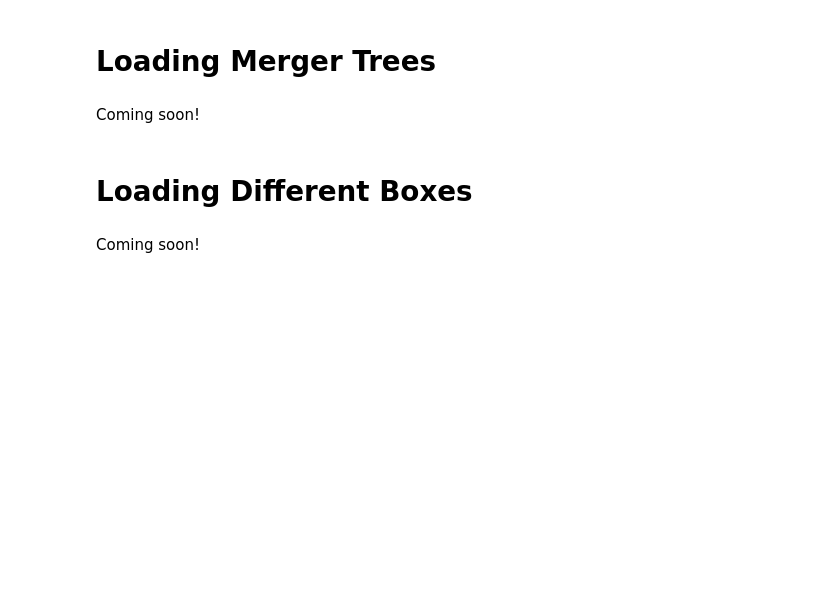
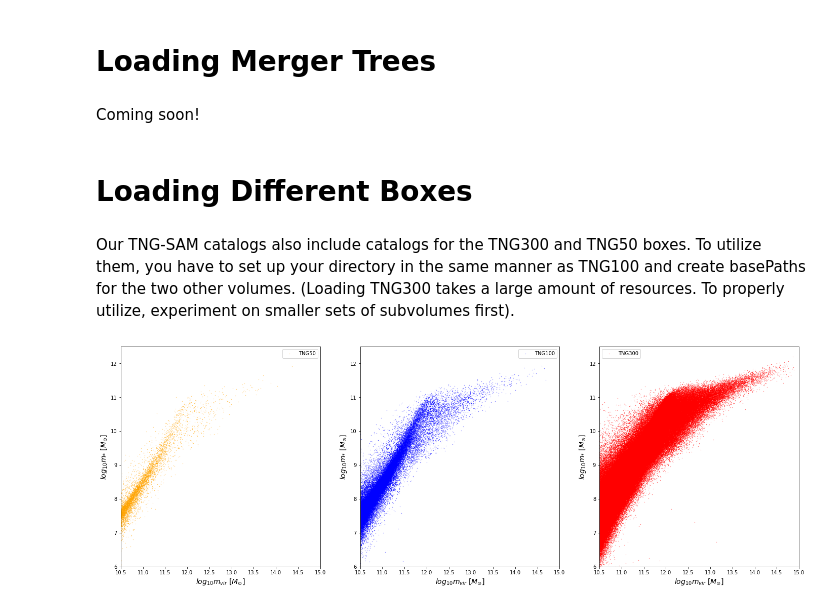
Before and after one commit to aust427/scsample, a Jupyter notebook: ilsam-testing.ipynb, the cells around one changed output. Cells and saved outputs as stored; diff of their text form; code cells hidden in the pictures; blank space fills up the shorter version.

```diff
--- a/ilsam-testing.ipynb
+++ b/ilsam-testing.ipynb
@@ -189,5 +272,41 @@ plt.ylim(-0.5, 0.5)
 Coming soon!
 # %% [markdown]
 # Loading Different Boxes
-# %% [markdown]
-Coming soon!
+# %% [markdown]
+Our TNG-SAM catalogs also include catalogs for the TNG300 and TNG50 boxes. To utilize them, you have to set up your directory in the same manner as TNG100 and create basePaths for the two other volumes. (Loading TNG300 takes a large amount of resources. To properly utilize, experiment on smaller sets of subvolumes first).
+# %%
+basePath300 = '/mnt/ceph/users/agabrielpillai/tng-sam/L205n2500TNG/'
+basePath50 = '/mnt/ceph/users/agabrielpillai/tng-sam/L35n2160TNG/'
+
+fields=['GalpropHaloIndex', 'GalpropMhalo', 'GalpropMstar', 'GalpropSatType']
+
+subhalos_99_300 = ilsam.groupcat.load_snapshot_subhalos(basePath300, 99, genFullSubvolumes(7), fields=fields)
+subhalos_99_50 = ilsam.groupcat.load_snapshot_subhalos(basePath50, 99, genFullSubvolumes(6), fields=fields)
+# %%
+def genGalpropDF(SAM_subhalos):
+    galprop = pd.DataFrame()
+    galprop['mhalo'] = SAM_subhalos['GalpropMhalo']
+    galprop['mstar'] = SAM_subhalos['GalpropMstar']
+    galprop['sat_type'] = SAM_subhalos['GalpropSatType']
+    return galprop
+# %%
+
+galprop_50 = genGalpropDF(subhalos_99_50)
+galprop_300 = genGalpropDF(subhalos_99_300)
+
+galprop_50 = galprop_50[galprop_50['sat_type'] == 0].reset_index(drop=True)
+galprop_300 = galprop_300[galprop_300['sat_type'] == 0].reset_index(drop=True)
+# %%
+fig, ax = plt.subplots(1, 3, figsize=(24, 8))
+ax[0].scatter(np.log10(galprop_50['mhalo'] * 1e9), np.log10(galprop_50['mstar'] * 1e9), s = 0.05, c='orange', label='TNG50')
+ax[1].scatter(np.log10(galprop['mhalo'] * 1e9), np.log10(galprop['mstar'] * 1e9), s = 0.05, c='blue', label='TNG100')
+ax[2].scatter(np.log10(galprop_300['mhalo'] * 1e9), np.log10(galprop_300['mstar'] * 1e9), s = 0.05, c='red', label='TNG300')
+
+for i in range(0, 3):
+    ax[i].set_xlabel('$log_{10} m_{vir}$ [$M_{\odot}$]', fontsize=14)
+    ax[i].set_ylabel('$log_{10} m_{*}$ [$M_{\odot}$]', fontsize=14)
+    ax[i].set_xlim(10.5, 15)
+    ax[i].set_ylim(6, 12.5)
+    ax[i].legend()
+# %% [output]
+[figure, added]
```
Also changed, not shown: parts of 25 cells of this notebook, 1 other file.
